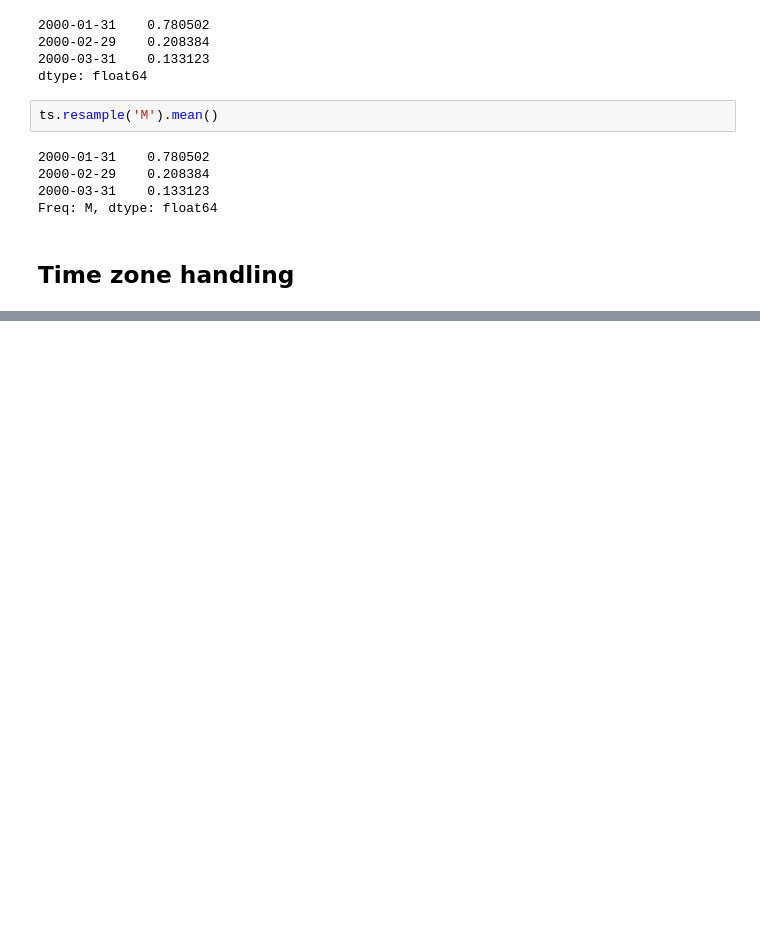
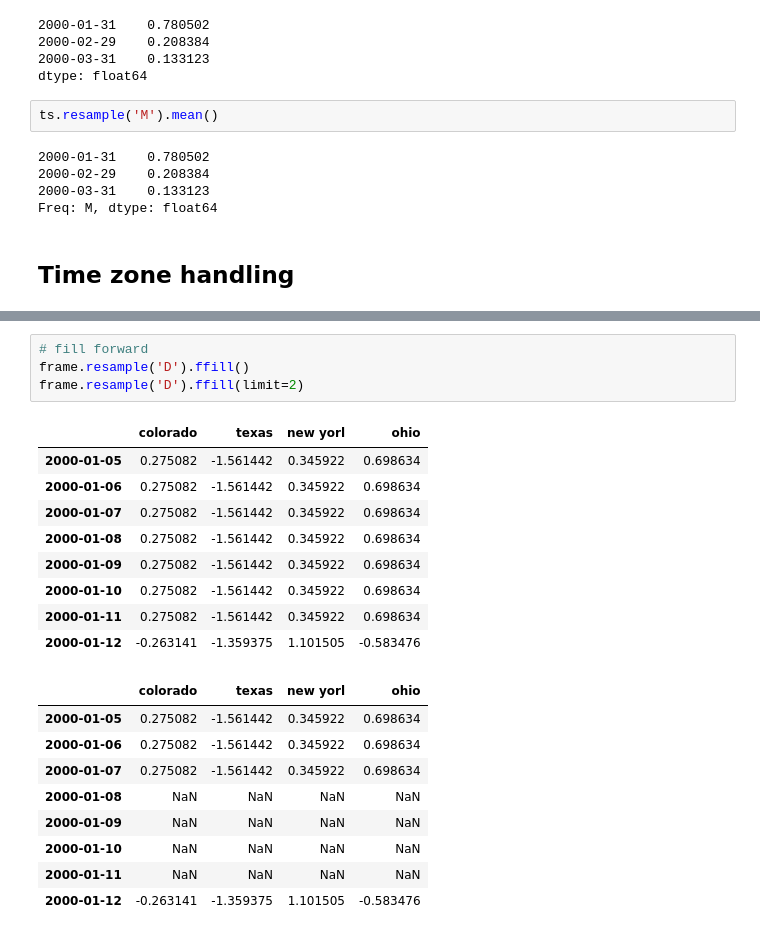
Before and after one commit to xuteng0220/DataSciencePython, a Jupyter notebook: Chap10_TimeSeries.ipynb, the cells around one changed output, grey strips where cells are left out. Cells and saved outputs as stored; diff of their text form; blank space fills up the shorter version.

```diff
--- a/Chap10_TimeSeries.ipynb
+++ b/Chap10_TimeSeries.ipynb
@@ -579,0 +1005,23 @@ Freq: M, dtype: float64
+# %%
+# fill forward
+frame.resample('D').ffill()
+frame.resample('D').ffill(limit=2)
+# %% [output]
+|  | colorado | texas | new yorl | ohio |
+| 2000-01-05 | 0.275082 | -1.561442 | 0.345922 | 0.698634 |
+| 2000-01-06 | 0.275082 | -1.561442 | 0.345922 | 0.698634 |
+| 2000-01-07 | 0.275082 | -1.561442 | 0.345922 | 0.698634 |
+| 2000-01-08 | 0.275082 | -1.561442 | 0.345922 | 0.698634 |
+| 2000-01-09 | 0.275082 | -1.561442 | 0.345922 | 0.698634 |
+| 2000-01-10 | 0.275082 | -1.561442 | 0.345922 | 0.698634 |
+| 2000-01-11 | 0.275082 | -1.561442 | 0.345922 | 0.698634 |
+| 2000-01-12 | -0.263141 | -1.359375 | 1.101505 | -0.583476 |
+|  | colorado | texas | new yorl | ohio |
+| 2000-01-05 | 0.275082 | -1.561442 | 0.345922 | 0.698634 |
+| 2000-01-06 | 0.275082 | -1.561442 | 0.345922 | 0.698634 |
+| 2000-01-07 | 0.275082 | -1.561442 | 0.345922 | 0.698634 |
+| 2000-01-08 | NaN | NaN | NaN | NaN |
+| 2000-01-09 | NaN | NaN | NaN | NaN |
+| 2000-01-10 | NaN | NaN | NaN | NaN |
+| 2000-01-11 | NaN | NaN | NaN | NaN |
+| 2000-01-12 | -0.263141 | -1.359375 | 1.101505 | -0.583476 |
```
Also changed, not shown: parts of 52 cells of this notebook.
